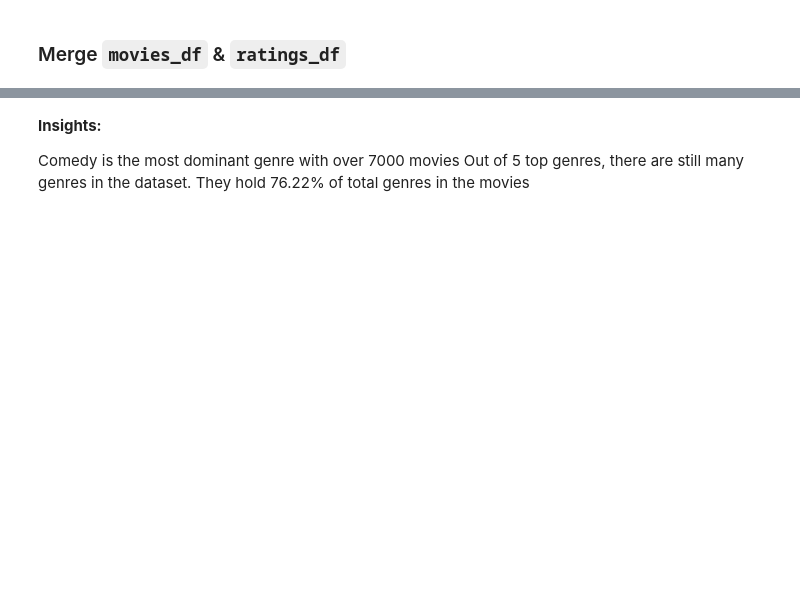
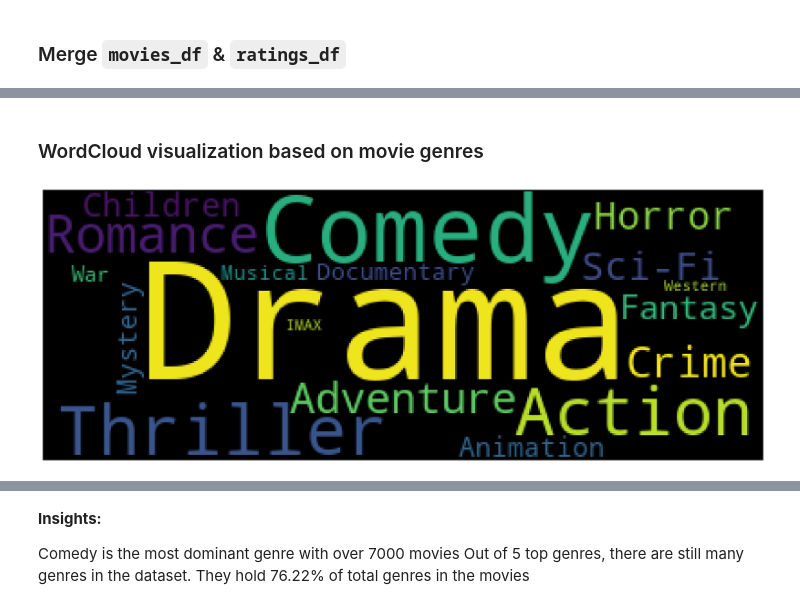
Before and after one commit to Dudimath/ScreenGenius-Smart-Movie-Suggestions, a Jupyter notebook: movie.ipynb, the cells around one changed output, grey strips where cells are left out. Saved outputs shown, nothing was run; the diff lists cells and outputs as text; code cells hidden in the pictures; blank space fills up the shorter version.

```diff
--- a/movie.ipynb
+++ b/movie.ipynb
@@ -297,0 +370,18 @@ merged_df.head()
+# %%
+def find_genres(movies_df):
+    """
+    Find and count genres in a movies DataFrame.
+
+    """
+    genres = {}  # Create a dictionary to store different genre values
+
+    for genre in movies_df['genres']:
+        words = genre.split('|')
+        for word in words:
+            genres[word] = genres.get(word, 0) + 1
+
+    return genres
+
+# Example usage:
+genre_counts = find_genres(movies_df)
+genre_counts
@@ -298 +409,28 @@ merged_df.head()
+# %%
+# Replace '(no genres listed)' with 'None' in the genre_counts dictionary
+genre_counts['None'] = genre_counts.pop('(no genres listed)')
+# %% [markdown]
+### WordCloud visualization based on movie genres
+# %%
+# WordCloud object with specified parameters
+wordcloud = WordCloud(
+    width=400,               # Width of the WordCloud image
+    height=150,              # Height of the WordCloud image
+    background_color='black',  # Background color of the WordCloud
+    min_font_size=7          # Minimum font size for displayed words
+)
+
+# WordCloud image from the genre frequencies stored in the 'genre_counts' dictionary
+wordcloud.generate_from_frequencies(genre_counts)
+
+# Display the WordCloud image
+plt.imshow(wordcloud)
+
+# Turn off the axis labels and ticks for a cleaner visualization
+plt.axis('off')
+
+# Show the WordCloud image
+plt.show()
+# %% [output]
+[figure, added]
 # %% [markdown]
```
Also changed, not shown: parts of 54 cells of this notebook, 1 other file.
